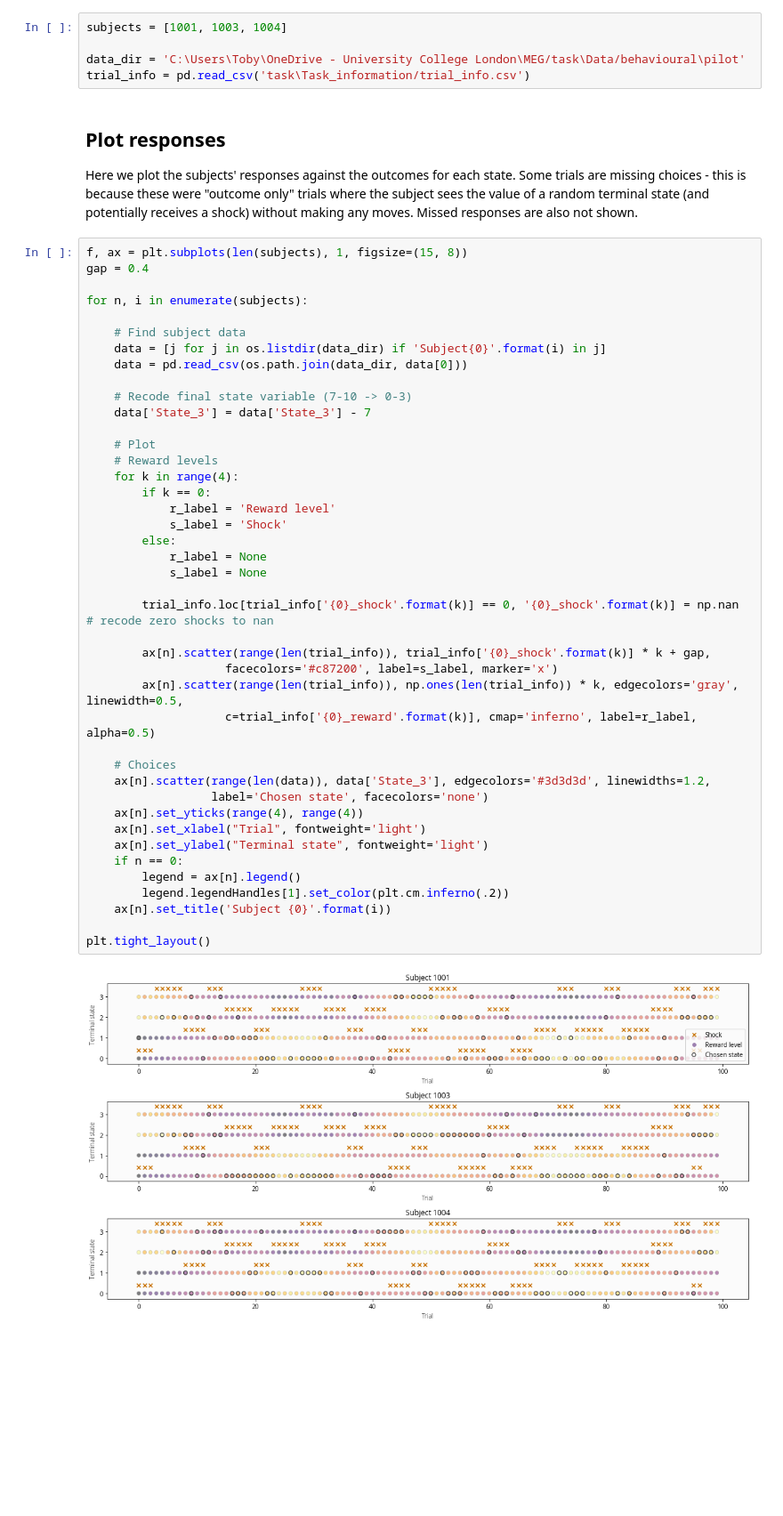
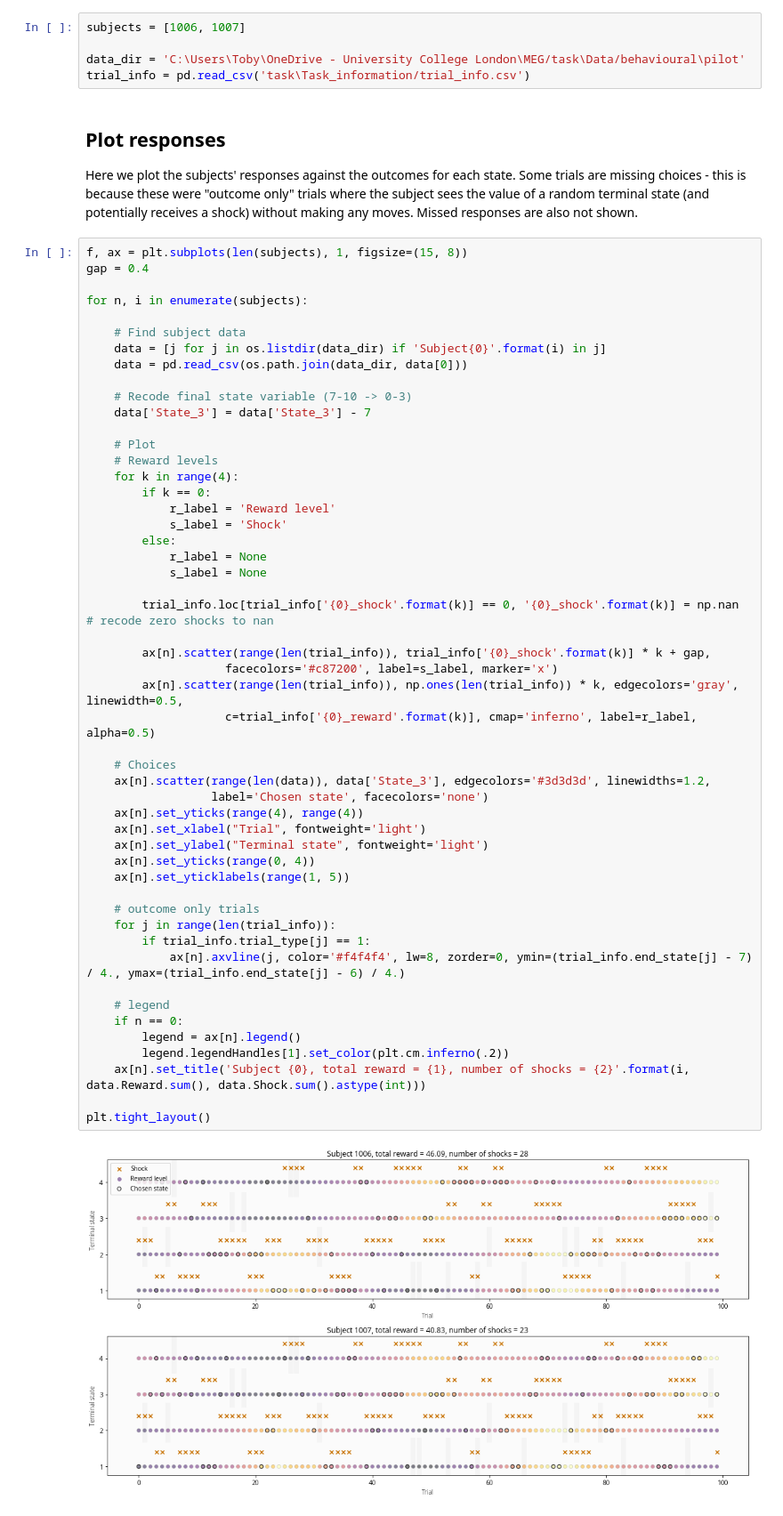
Before and after one commit to tobywise/MEG_replay, a Jupyter notebook: Analysis/notebooks/pilot_analysis.ipynb, the cells around one changed output. Shown: that part at 89% size. Saved outputs shown, nothing was run; the diff lists cells and outputs as text; blank space fills up the shorter version.

```diff
--- a/Analysis/notebooks/pilot_analysis.ipynb
+++ b/Analysis/notebooks/pilot_analysis.ipynb
@@ -20,6 +18,6 @@ os.chdir('../..')
 I forgot to include reward and shock information for every state in the task output so we get that from the trial info file
 # %%
-subjects = [1001, 1003, 1004]
+subjects = [1006, 1007]
 
 data_dir = 'C:\Users\Toby\OneDrive - University College London\MEG/task\Data/behavioural\pilot'
 trial_info = pd.read_csv('task\Task_information/trial_info.csv')
@@ -42,32 +40,41 @@ for n, i in enumerate(subjects):
 
     # Plot
     # Reward levels
     for k in range(4):
         if k == 0:
             r_label = 'Reward level'
             s_label = 'Shock'
         else:
             r_label = None
             s_label = None
 
         trial_info.loc[trial_info['{0}_shock'.format(k)] == 0, '{0}_shock'.format(k)] = np.nan  # recode zero shocks to nan
 
         ax[n].scatter(range(len(trial_info)), trial_info['{0}_shock'.format(k)] * k + gap,
                     facecolors='#c87200', label=s_label, marker='x')
         ax[n].scatter(range(len(trial_info)), np.ones(len(trial_info)) * k, edgecolors='gray', linewidth=0.5,
                     c=trial_info['{0}_reward'.format(k)], cmap='inferno', label=r_label, alpha=0.5)
 
     # Choices
     ax[n].scatter(range(len(data)), data['State_3'], edgecolors='#3d3d3d', linewidths=1.2,
                   label='Chosen state', facecolors='none')
     ax[n].set_yticks(range(4), range(4))
     ax[n].set_xlabel("Trial", fontweight='light')
     ax[n].set_ylabel("Terminal state", fontweight='light')
+    ax[n].set_yticks(range(0, 4))
+    ax[n].set_yticklabels(range(1, 5))
+
+    # outcome only trials
+    for j in range(len(trial_info)):
+        if trial_info.trial_type[j] == 1:
+            ax[n].axvline(j, color='#f4f4f4', lw=8, zorder=0, ymin=(trial_info.end_state[j] - 7) / 4., ymax=(trial_info.end_state[j] - 6) / 4.)
+
+    # legend
     if n == 0:
         legend = ax[n].legend()
         legend.legendHandles[1].set_color(plt.cm.inferno(.2))
-    ax[n].set_title('Subject {0}'.format(i))
+    ax[n].set_title('Subject {0}, total reward = {1}, number of shocks = {2}'.format(i, data.Reward.sum(), data.Shock.sum().astype(int)))
 
 plt.tight_layout()
 # %% [output]
-[figure, old version]
+[figure, new version]
```
Also changed, not shown: parts of 2 cells of this notebook, 2 other files.
